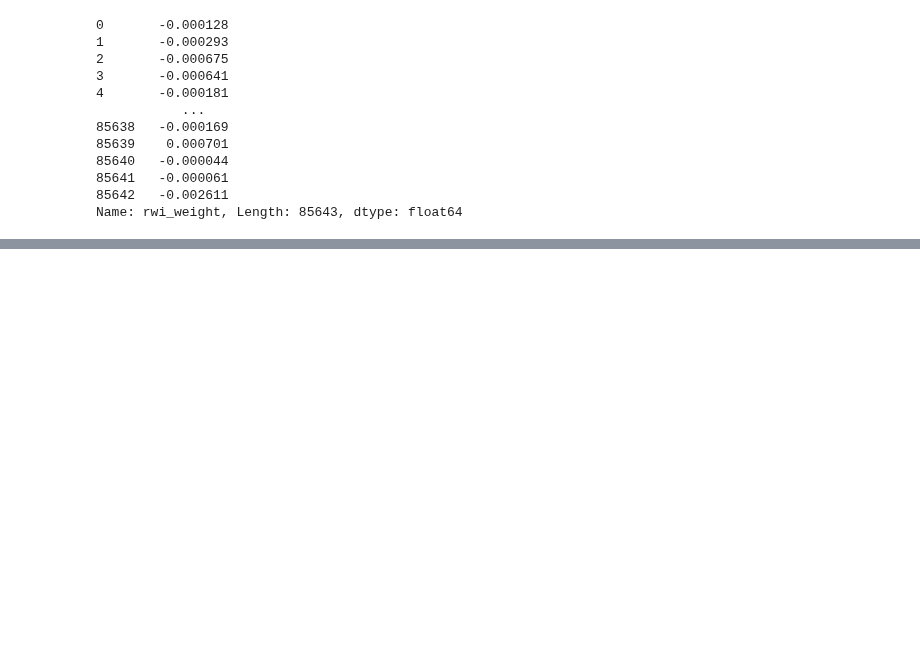
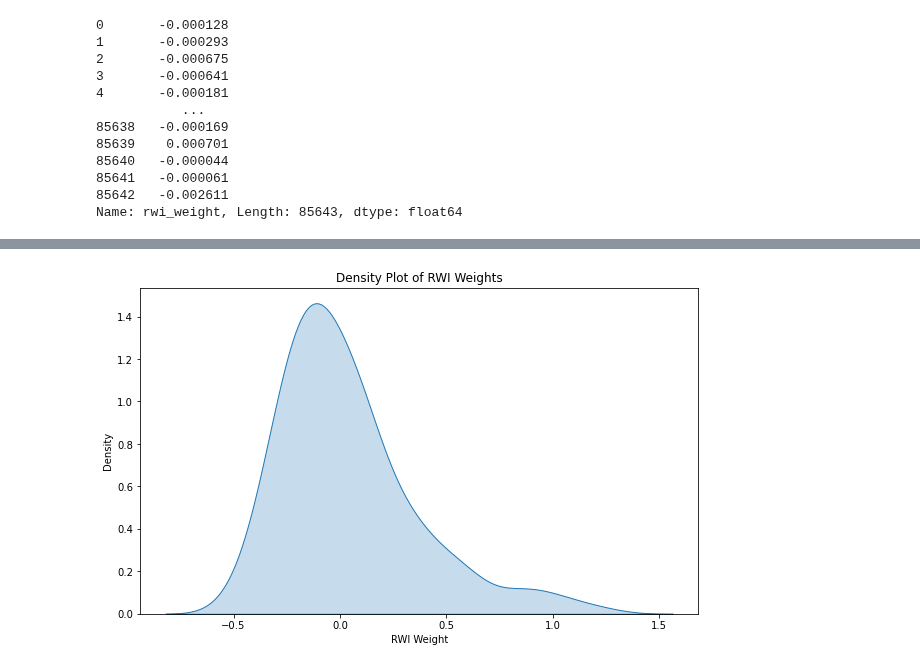
Before and after one commit to kismat91/Index-Based-Poverty-Estimation-in-Pakistan-, a Jupyter notebook: Task4_1.ipynb, the cells around one changed output, grey strips where cells are left out. Saved outputs shown, nothing was run; the diff lists cells and outputs as text; code cells hidden in the pictures; blank space fills up the shorter version.

```diff
--- a/Task4_1.ipynb
+++ b/Task4_1.ipynb
@@ -149,0 +224,10 @@ Name: rwi_weight, Length: 160, dtype: float64
+# %%
+# Density Plot for RWI weights
+plt.figure(figsize=(10, 6))
+sns.kdeplot(geo_rwi['rwi_weight'], fill=True)
+plt.title('Density Plot of RWI Weights')
+plt.xlabel('RWI Weight')
+plt.ylabel('Density')
+plt.show()
+# %% [output]
+[figure, added]
```
Also changed, not shown: parts of 26 cells of this notebook.
